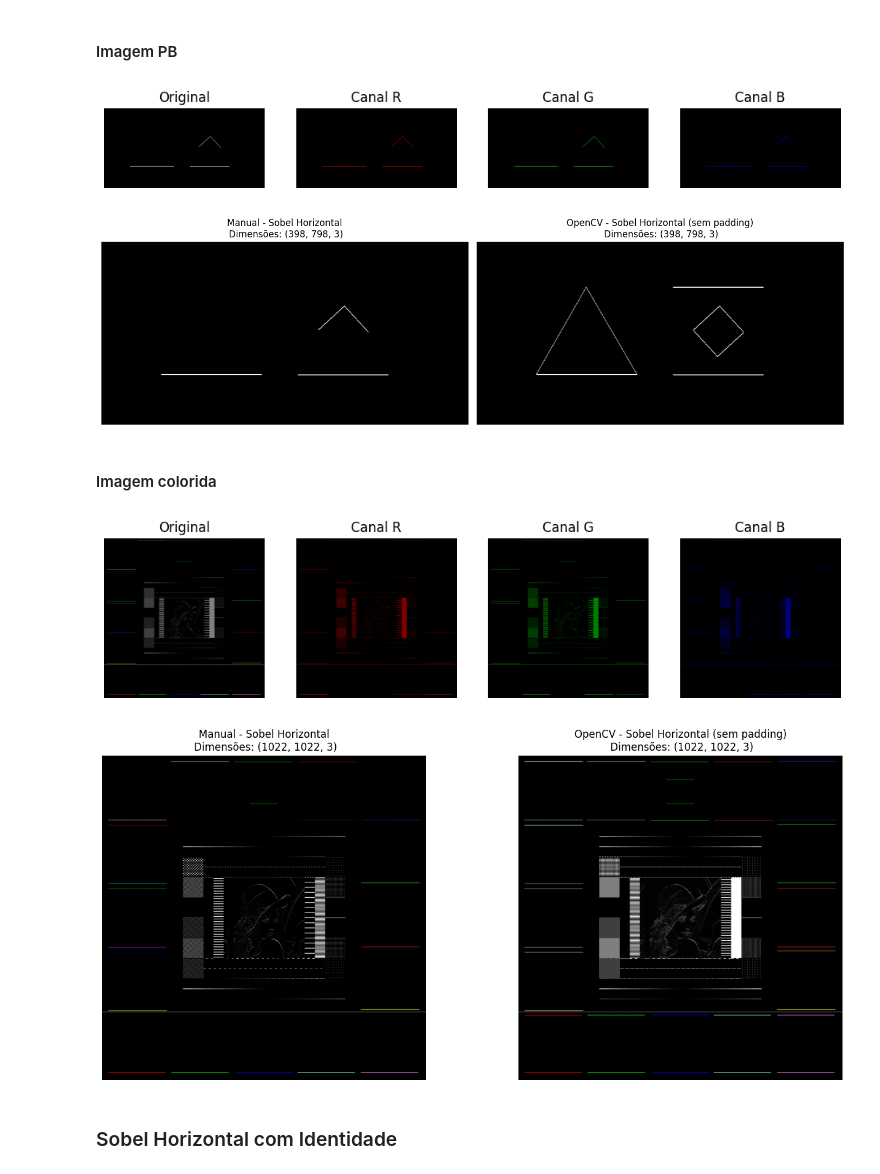
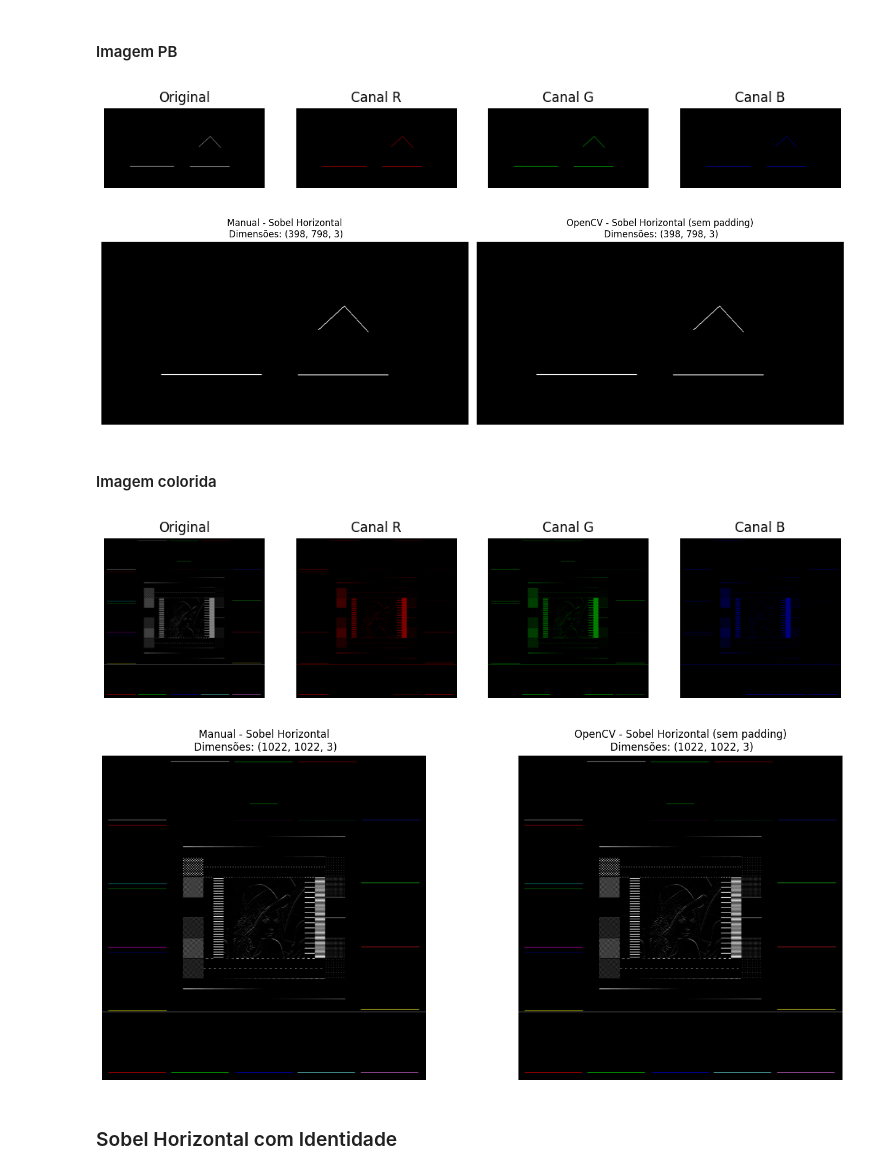
Before and after one commit to adriel1ft/atrous-correlation, a Jupyter notebook: versao_apresentacao.ipynb, the cells around one changed output. Cells and saved outputs as stored; diff of their text form; code cells hidden in the pictures.

```diff
--- a/versao_apresentacao.ipynb
+++ b/versao_apresentacao.ipynb
@@ -785,24 +863,24 @@ imagem_resultante = processar_imagem_rgb(r_pb, g_pb, b_pb, stride, dilatacao, fi
 os.makedirs("resultados/pb_relu", exist_ok=True)
 salvar_imagem(f"resultados/pb_relu/{nome_filtro}_manual.jpg", imagem_resultante)
 
-imagem_resultante_opencv_nop = aplicar_filtro_opencv_sem_padding(img_pb, filtro)
+imagem_resultante_opencv_nop = aplicar_filtro_opencv_sem_padding(img_pb, filtro, ativacao, dilatacao, stride)
 visualizar_comparacao(imagem_resultante, imagem_resultante_opencv_nop, "Sobel Horizontal")
 # %% [output]
 [figure]
-[figure, old version]
+[figure, new version]
 # %% [markdown]
 #### Imagem colorida
 # %%
 imagem_resultante = processar_imagem_rgb(r_color, g_color, b_color, stride, dilatacao, filtro, ativacao)
 
 os.makedirs("resultados/color_relu", exist_ok=True)
 salvar_imagem(f"resultados/color_relu/{nome_filtro}_manual.jpg", imagem_resultante)
 
-imagem_resultante_opencv_nop = aplicar_filtro_opencv_sem_padding(img_color, filtro)
+imagem_resultante_opencv_nop = aplicar_filtro_opencv_sem_padding(img_color, filtro, ativacao, dilatacao, stride)
 visualizar_comparacao(imagem_resultante, imagem_resultante_opencv_nop, "Sobel Horizontal")
 # %% [output]
 [figure]
-[figure, old version]
+[figure, new version]
 # %% [markdown]
 ### Sobel Horizontal com Identidade
 # %% [markdown]
```
Also changed, not shown: parts of 34 cells of this notebook.
